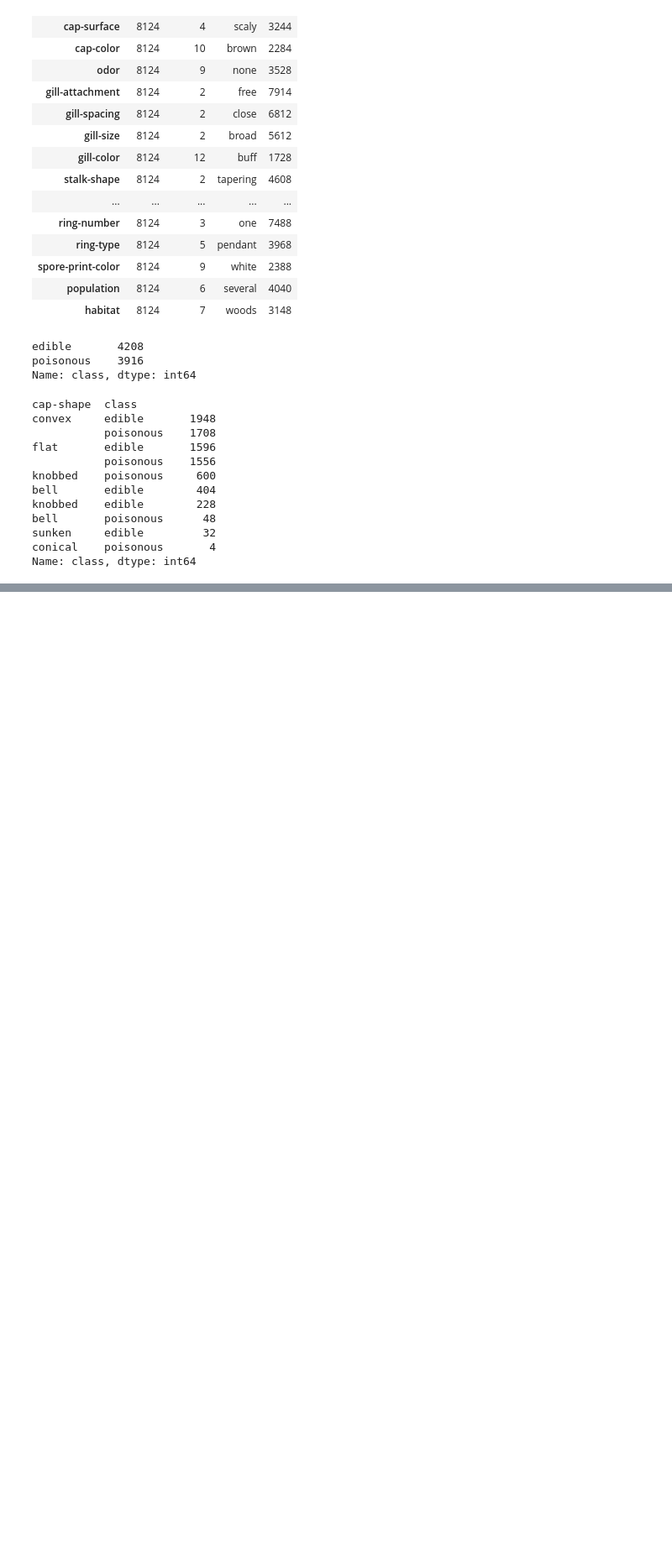
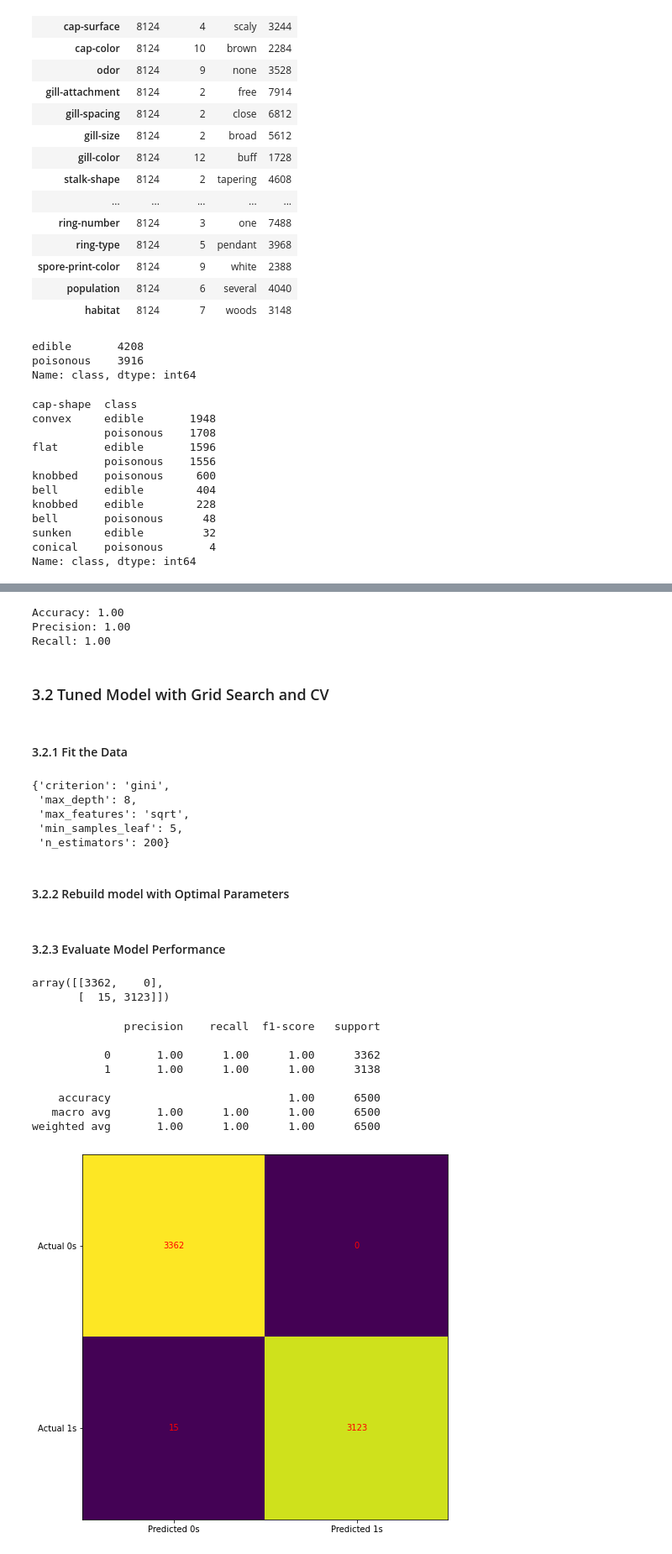
Before and after one commit to sidchakravarty/publications_mushroom_classification, a Jupyter notebook: 2. 2023-MLCL03-Mushroom (Random Forest).ipynb, the cells around one changed output, grey strips where cells are left out. Shown: that part at 84% size. Drawn from its saved outputs; the diff is of its cells as text; code cells hidden in the pictures; blank space fills up the shorter version.

```diff
--- a/2. 2023-MLCL03-Mushroom (Random Forest).ipynb
+++ b/2. 2023-MLCL03-Mushroom (Random Forest).ipynb
@@ -258,0 +452,14 @@ Name: class, dtype: int64
+# %%
+# Store the Accuracy Metrics
+
+Base_Estimator_RF_Accuracy_Score, Base_Estimator_RF_Precision_Score, Base_Estimator_RF_Recall_Score = calculate_metrics(y_test, prediction_base)
+
+print("Accuracy: {:.2f}".format(Base_Estimator_RF_Accuracy_Score))
+print("Precision: {:.2f}".format(Base_Estimator_RF_Precision_Score))
+print("Recall: {:.2f}".format(Base_Estimator_RF_Recall_Score))
+# %% [output]
+Accuracy: 1.00
+Precision: 1.00
+Recall: 1.00
+# %% [markdown]
+### 3.2 Tuned Model with Grid Search and CV
@@ -258,0 +493,61 @@ Name: class, dtype: int64
+# %% [markdown]
+#### 3.2.1 Fit the Data
+# %%
+# Build the model
+rf_CV = GridSearchCV(estimator = RandomForestClassifier(),
+                     param_grid= parameter_grid,
+                     cv = 5)
+# %%
+# Fit the model and view the best parameters
+rf_CV.fit(X_train, y_train)
+rf_CV.best_params_
+# %% [output]
+{'criterion': 'gini',
+ 'max_depth': 8,
+ 'max_features': 'sqrt',
+ 'min_samples_leaf': 5,
+ 'n_estimators': 200}
+# %% [markdown]
+#### 3.2.2 Rebuild model with Optimal Parameters
+# %%
+rf2 = RandomForestClassifier(n_estimators = 200,
+                             max_depth = 8,
+                             max_features = 'sqrt',
+                             min_samples_leaf = 5,
+                             criterion = 'gini').fit(X_train, y_train)
+# %% [markdown]
+#### 3.2.3 Evaluate Model Performance
+# %%
+prediction = rf2.predict(X_test)
+confusion_matrix(y_test, prediction)
+# %% [output]
+array([[3362,    0],
+       [  15, 3123]])
+# %%
+# Create Classification Report to view Accuracy Scores
+# Create Confusion Matrix to view True/False Positives/Negatives
+
+print(classification_report(y_test, prediction))
+
+cm = confusion_matrix(y_test, prediction)
+
+fig, ax = plt.subplots(figsize=(8, 8))
+ax.imshow(cm)
+ax.grid(False)
+ax.xaxis.set(ticks=(0, 1), ticklabels=('Predicted 0s', 'Predicted 1s'))
+ax.yaxis.set(ticks=(0, 1), ticklabels=('Actual 0s', 'Actual 1s'))
+ax.set_ylim(1.5, -0.5)
+for i in range(2):
+    for j in range(2):
+        ax.text(j, i, cm[i, j], ha='center', va='center', color='red')
+plt.show()
+# %% [output]
+              precision    recall  f1-score   support
+
+           0       1.00      1.00      1.00      3362
+           1       1.00      1.00      1.00      3138
+
+    accuracy                           1.00      6500
+   macro avg       1.00      1.00      1.00      6500
+weighted avg       1.00      1.00      1.00      6500
+[figure, added]
```
Also changed, not shown: parts of 45 cells of this notebook, 1 other file.
